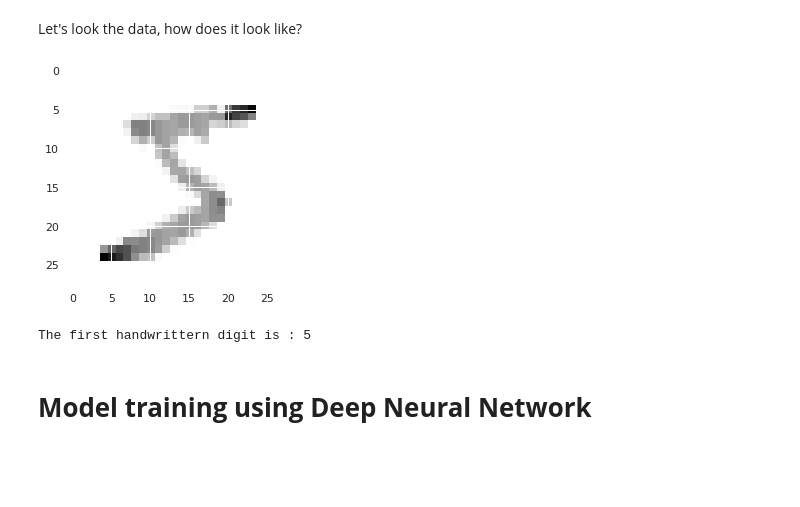
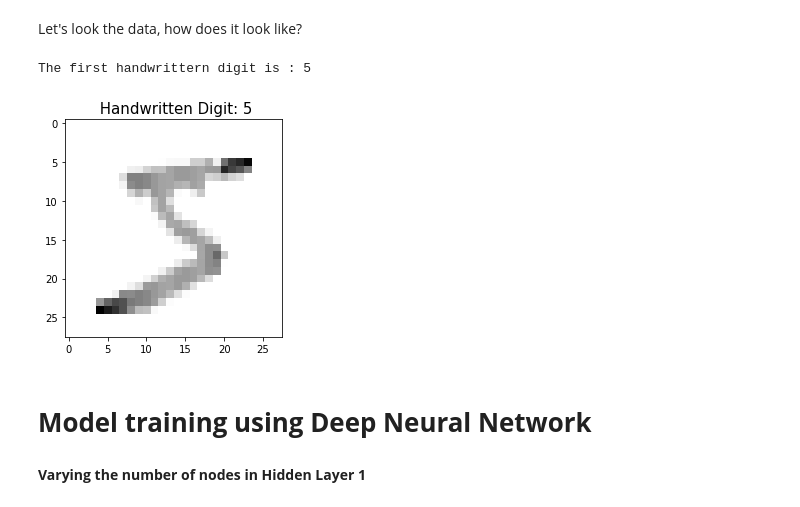
Before and after one commit to ktripa/CPSC-8430-HW1, a Jupyter notebook: Q1_2_MNIST_Data_Classification.ipynb, the cells around one changed output. Saved outputs shown, nothing was run; the diff lists cells and outputs as text; code cells hidden in the pictures; blank space fills up the shorter version.

```diff
--- a/Q1_2_MNIST_Data_Classification.ipynb
+++ b/Q1_2_MNIST_Data_Classification.ipynb
@@ -31,10 +27,15 @@ test_images= tf.keras.utils.normalize(test_images,axis=1)
 Let's look the data, how does it look like?
 # %%
 plt.imshow(train_images[0],cmap=plt.cm.binary) # plot in greyscale
-plt.show()
+plt.title(" Handwritten Digit: 5", fontsize=15)
+#plt.show()
 print('The first handwrittern digit is :',  train_labels[0])
+#plt.savefig("hwd.png")
+#files.download("hwd.png")
 # %% [output]
+The first handwrittern digit is : 5
-[figure, old version]
+[figure, new version]
-The first handwrittern digit is : 5
 # %% [markdown]
 # **Model training using Deep Neural Network**
+# %% [markdown]
+**Varying the number of nodes in Hidden Layer 1**
```
Also changed, not shown: parts of 13 cells of this notebook.
